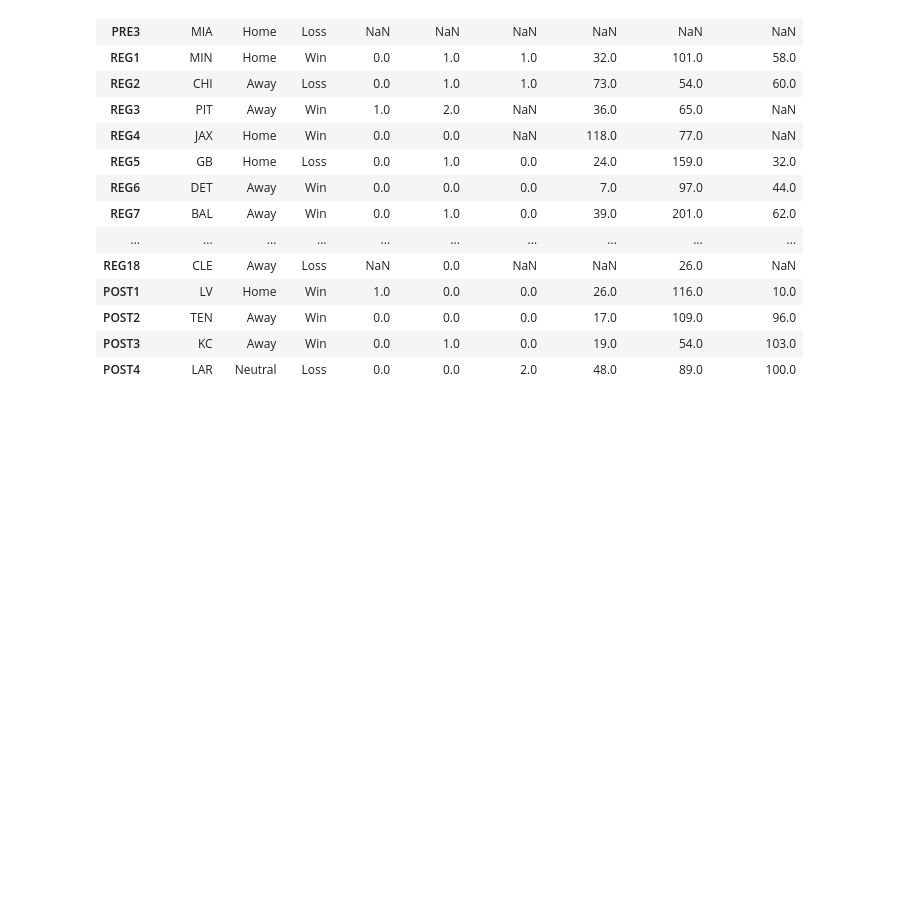
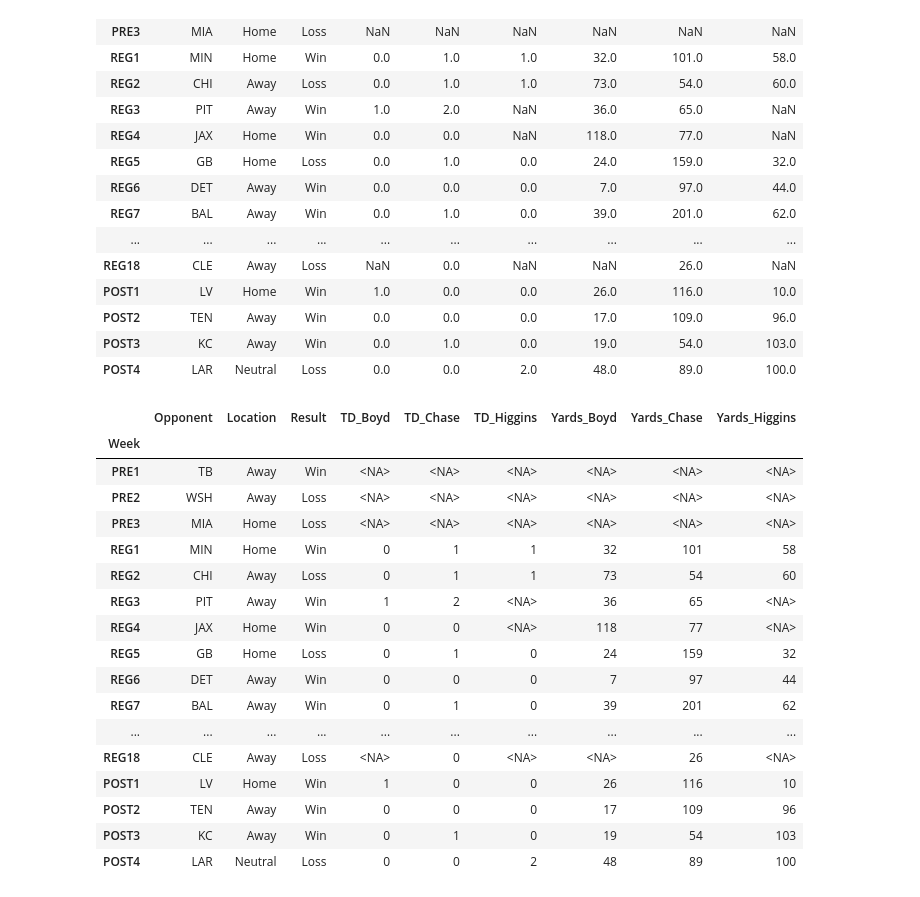
Before and after one commit to HussHam/mindex_data_test, a Jupyter notebook: bengals_script.ipynb, the cells around one changed output. Cells and saved outputs as stored; diff of their text form; code cells hidden in the pictures; blank space fills up the shorter version.

Commit message:
cleaned data before inserting into table

```diff
--- a/bengals_script.ipynb
+++ b/bengals_script.ipynb
@@ -198,3 +203,30 @@ display(final_df)
 | POST2 | TEN | Away | Win | 0.0 | 0.0 | 0.0 | 17.0 | 109.0 | 96.0 |
 | POST3 | KC | Away | Win | 0.0 | 1.0 | 0.0 | 19.0 | 54.0 | 103.0 |
 | POST4 | LAR | Neutral | Loss | 0.0 | 0.0 | 2.0 | 48.0 | 89.0 | 100.0 |
+# %%
+#Alot of the data converted to floats, due to missing values
+#Lets fix that before inserting into the table, since they were ints in the csv
+columns_list = final_df.columns.values.tolist()
+columns_dict = {col : 'Int64' for col in columns_list if 'TD' in col or 'Yards' in col}
+final_df = final_df.astype(columns_dict)
+
+display(final_df)
+# %% [output]
+|  | Opponent | Location | Result | TD_Boyd | TD_Chase | TD_Higgins | Yards_Boyd | Yards_Chase | Yards_Higgins |
+| Week |  |  |  |  |  |  |  |  |  |
+| PRE1 | TB | Away | Win | <NA> | <NA> | <NA> | <NA> | <NA> | <NA> |
+| PRE2 | WSH | Away | Loss | <NA> | <NA> | <NA> | <NA> | <NA> | <NA> |
+| PRE3 | MIA | Home | Loss | <NA> | <NA> | <NA> | <NA> | <NA> | <NA> |
+| REG1 | MIN | Home | Win | 0 | 1 | 1 | 32 | 101 | 58 |
+| REG2 | CHI | Away | Loss | 0 | 1 | 1 | 73 | 54 | 60 |
+| REG3 | PIT | Away | Win | 1 | 2 | <NA> | 36 | 65 | <NA> |
+| REG4 | JAX | Home | Win | 0 | 0 | <NA> | 118 | 77 | <NA> |
+| REG5 | GB | Home | Loss | 0 | 1 | 0 | 24 | 159 | 32 |
+| REG6 | DET | Away | Win | 0 | 0 | 0 | 7 | 97 | 44 |
+| REG7 | BAL | Away | Win | 0 | 1 | 0 | 39 | 201 | 62 |
+| ... | ... | ... | ... | ... | ... | ... | ... | ... | ... |
+| REG18 | CLE | Away | Loss | <NA> | 0 | <NA> | <NA> | 26 | <NA> |
+| POST1 | LV | Home | Win | 1 | 0 | 0 | 26 | 116 | 10 |
+| POST2 | TEN | Away | Win | 0 | 0 | 0 | 17 | 109 | 96 |
+| POST3 | KC | Away | Win | 0 | 1 | 0 | 19 | 54 | 103 |
+| POST4 | LAR | Neutral | Loss | 0 | 0 | 2 | 48 | 89 | 100 |
```
Also changed, not shown: parts of 2 cells of this notebook.
